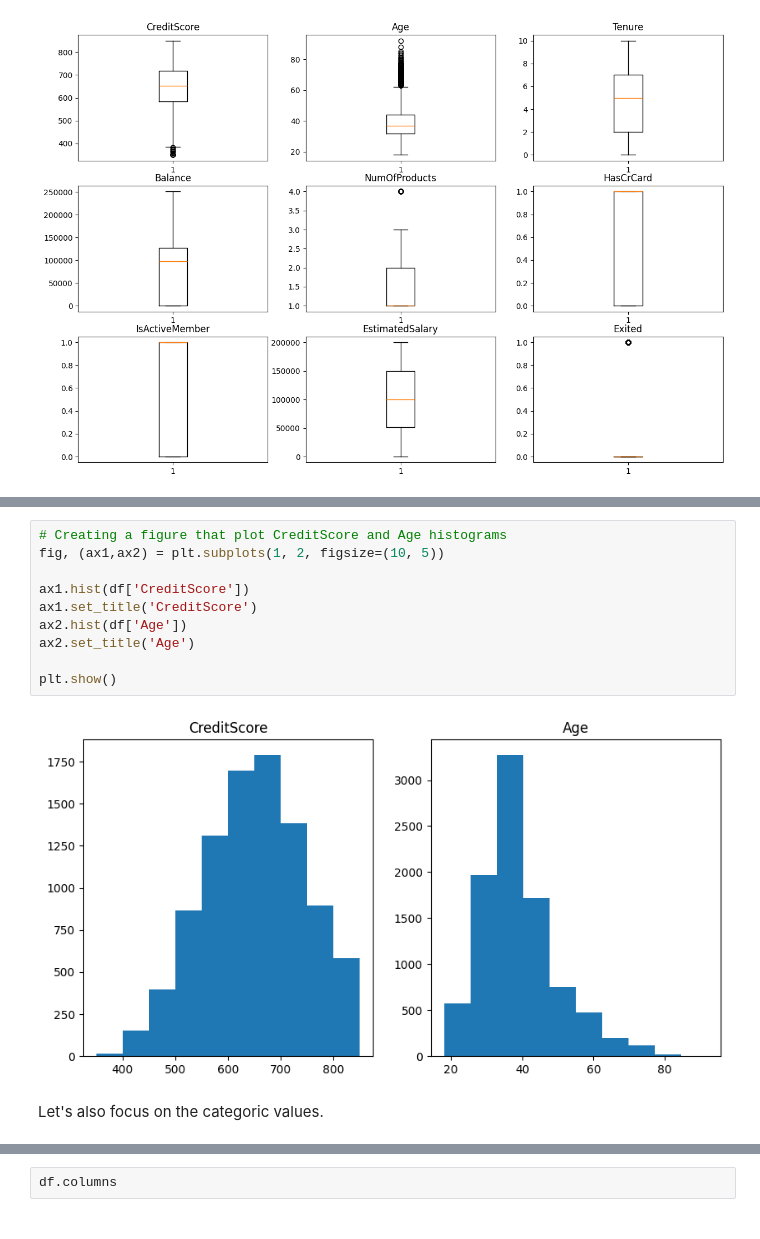
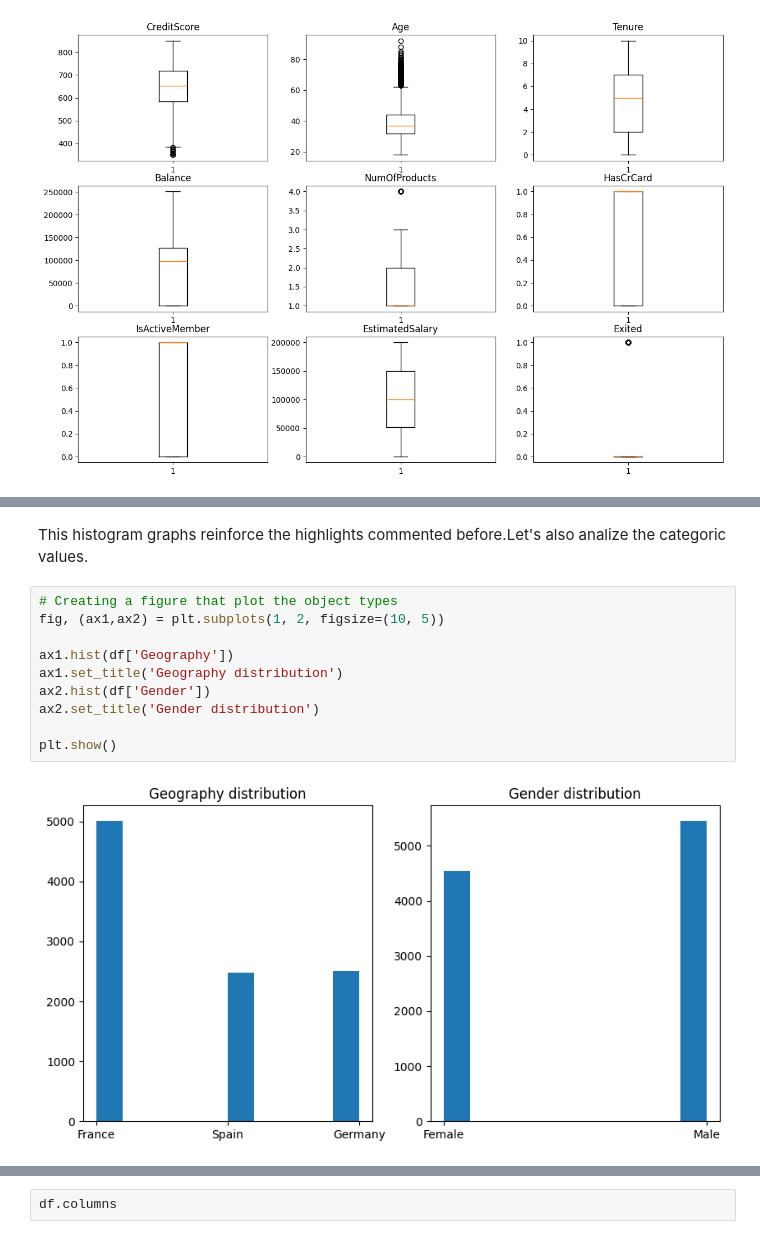
Before and after one commit to jmhrivera/project_09_ML_Bank_Customer_Churn_Prediction, a Jupyter notebook: betabank.ipynb, the cells around one changed output, grey strips where cells are left out. Drawn from its saved outputs; the diff is of its cells as text.

```diff
--- a/betabank.ipynb
+++ b/betabank.ipynb
@@ -203,14 +251,14 @@ plt.show()
+# %% [markdown]
+This histogram graphs reinforce the highlights commented before.Let's also analize the categoric values.
 # %%
-# Creating a figure that plot CreditScore and Age histograms
+# Creating a figure that plot the object types
 fig, (ax1,ax2) = plt.subplots(1, 2, figsize=(10, 5))
 
-ax1.hist(df['CreditScore'])
-ax1.set_title('CreditScore')
-ax2.hist(df['Age'])
-ax2.set_title('Age')
+ax1.hist(df['Geography'])
+ax1.set_title('Geography distribution')
+ax2.hist(df['Gender'])
+ax2.set_title('Gender distribution')
 
 plt.show()
 # %% [output]
-[figure, old version]
+[figure, new version]
-# %% [markdown]
-Let's also focus on the categoric values.
```
Also changed, not shown: parts of 10 cells of this notebook.
